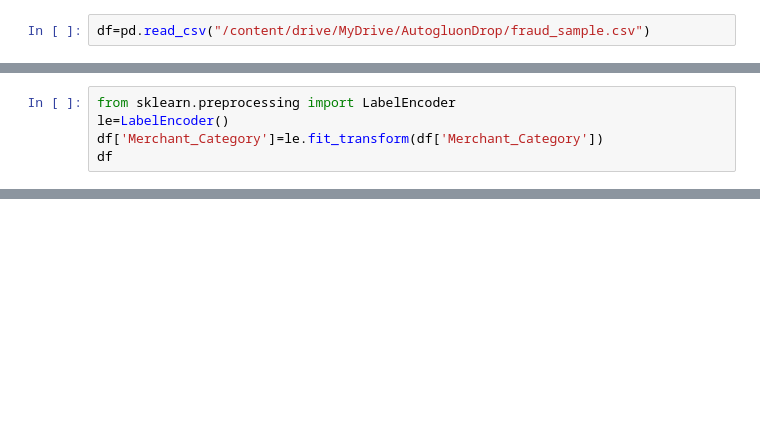
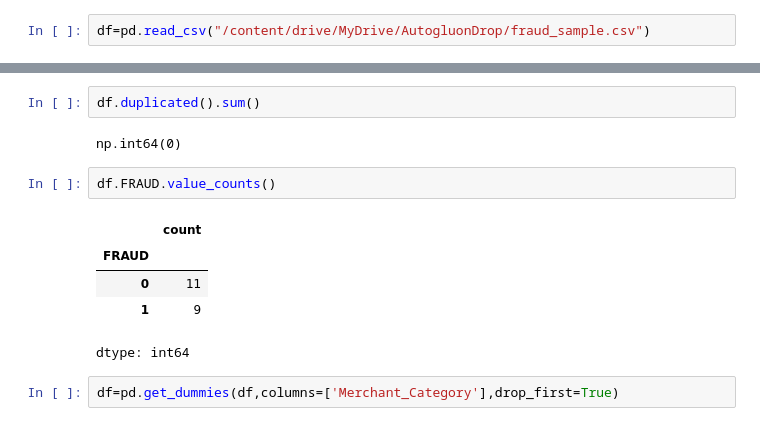
Before and after one commit to trupti2021/FirstGIT, a Jupyter notebook: NNCreditCardFraudulent.ipynb, the cells around one changed output, grey strips where cells are left out. Drawn from its saved outputs; the diff is of its cells as text; blank space fills up the shorter version.

```diff
--- a/NNCreditCardFraudulent.ipynb
+++ b/NNCreditCardFraudulent.ipynb
@@ -46,8 +179,3 @@ df
 | 17 | 4200.00 | 3 | Online | 31 | 11000.00 | ... |
 | 18 | 95.00 | 13 | Fuel | 58 | 88000.00 | ... |
 | 19 | 2500.00 | 22 | Travel | 37 | 21000.00 | ... |
-# %%
-from sklearn.preprocessing import LabelEncoder
-le=LabelEncoder()
-df['Merchant_Category']=le.fit_transform(df['Merchant_Category'])
-df
@@ -74,0 +199,14 @@ impo
+# %%
+df.duplicated().sum()
+# %% [output]
+np.int64(0)
+# %%
+df.FRAUD.value_counts()
+# %% [output]
+|  | count |
+| FRAUD |  |
+| 0 | 11 |
+| 1 | 9 |
+dtype: int64
+# %%
+df=pd.get_dummies(df,columns=['Merchant_Category'],drop_first=True)
```
Also changed, not shown: parts of 20 cells of this notebook.
